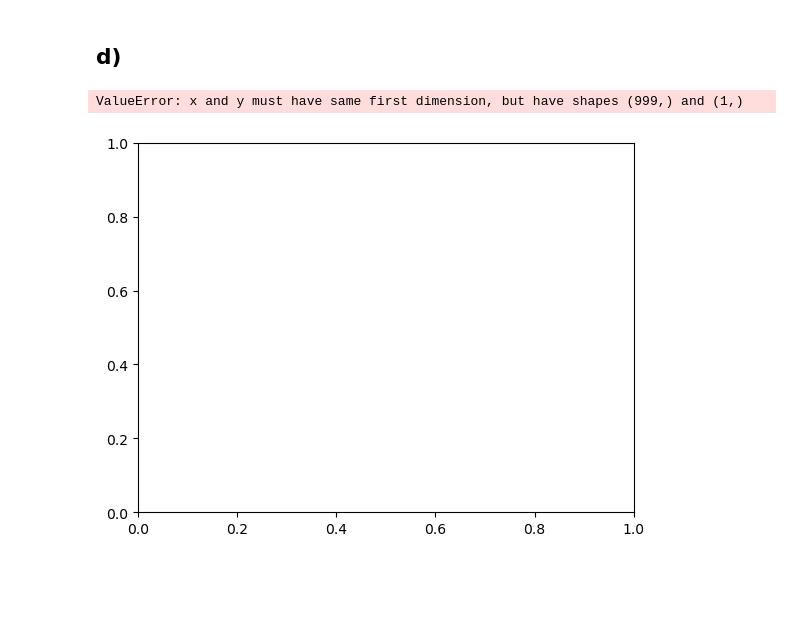
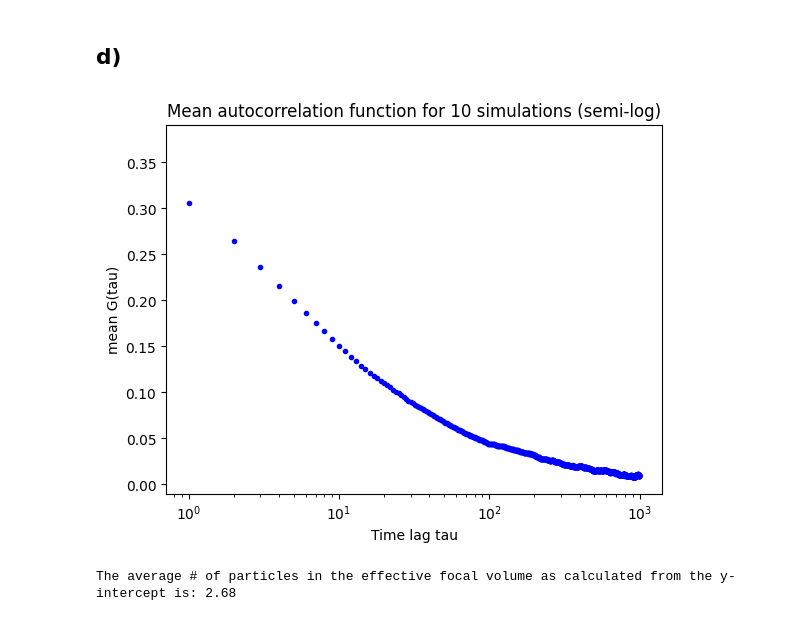
Before and after one commit to loganmachale/PHYS-305, a Jupyter notebook: Assignment 5/Assignment 5.ipynb, the cells around one changed output. Saved outputs shown, nothing was run; the diff lists cells and outputs as text; code cells hidden in the pictures; blank space fills up the shorter version.

```diff
--- a/Assignment 5/Assignment 5.ipynb
+++ b/Assignment 5/Assignment 5.ipynb
@@ -137,7 +137,8 @@ I_arr *= W_arr
 I = np.sum(I_arr, axis=1)
 # %%
 def G(T, N_kicks, I):
-    return 1 / (N_kicks - T) * np.sum((I[: -T] - np.mean(I)) * (I[T:] - np.mean(I)) / (np.mean(I) ** 2))
+    return 1 / (N_kicks - T) * np.sum((I[: -(T + 1)] - np.mean(I)) * (I[T:-1] - np.mean(I)) / (np.mean(I) ** 2))
+
 
 def simulate(L, N_p, N_kicks, kick_mean, kick_std, x_0, center, tau_range):
     f = np.random.randint(0, L, N_p, dtype=np.int32)
@@ -145,7 +146,7 @@ def simulate(L, N_p, N_kicks, kick_mean, kick_std, x_0, center, tau_range):
 
     kicks = np.random.normal(loc=kick_mean, scale=kick_std, size=(N_kicks, N_p)).astype(np.int32)
     dist = np.cumsum(kicks, axis=0)
-    f[1:, :] += dist
+    f[1:] += dist
     f = f % L
 
     pre_intensity = np.zeros((N_kicks + 1, L), dtype=np.int32)
@@ -158,7 +159,7 @@ def simulate(L, N_p, N_kicks, kick_mean, kick_std, x_0, center, tau_range):
 
     I = np.sum(I_arr, axis=1)
 
-    G_arr = np.zeros(len(tau_range), dtype=np.int32)
+    G_arr = np.zeros(len(tau_range), dtype=np.float64)
 
     for n, tau in enumerate(tau_range):
         G_val = G(tau, N_kicks, I)
@@ -166,17 +167,37 @@ def simulate(L, N_p, N_kicks, kick_mean, kick_std, x_0, center, tau_range):
 
     return G_arr
 
+
+# --- simulation parameters ---
+N_p = 150
+L = 1500
+N_kicks = np.int32(1E5)
+kick_mean = 0
+kick_std = np.sqrt(60)
 sims = 10
-tau_range = np.arange(1, int(1E3)).astype(np.int32)
-G_arr = np.zeros(shape=(sims, max(tau_range)))
+tau_range = np.arange(int(1E3)).astype(np.int32)
+center = np.int32(L / 2)
+x_0 = 15
+
+G_arr = np.zeros(shape=(sims, max(tau_range)+1))
 
 for i in range(sims):
     G_temp = simulate(L, N_p, N_kicks, kick_mean, kick_std, x_0, center, tau_range)
     G_arr[i] = G_temp
 
 mean_G = np.mean(G_arr, axis=0)
-# %%
-plt.plot(tau_range, mean_G)
-# %% [output]
-ValueError: x and y must have same first dimension, but have shapes (999,) and (1,)
-[figure, removed]
+# %%
+plt.plot(tau_range, mean_G, '.', color='blue')
+plt.title('Mean autocorrelation function for 10 simulations (semi-log)')
+plt.ylabel('mean G(tau)')
+plt.xlabel('Time lag tau')
+plt.xscale('log')
+plt.show()
+
+mean_N = 1 / mean_G[0]
+
+print('The average # of particles in the effective focal volume as calculated from the y-intercept'
+      + ' is: {:.2f}'.format(mean_N))
+# %% [output]
+[figure, added]
+The average # of particles in the effective focal volume as calculated from the y-intercept is: 2.68
```
Also changed, not shown: parts of 3 cells of this notebook.
